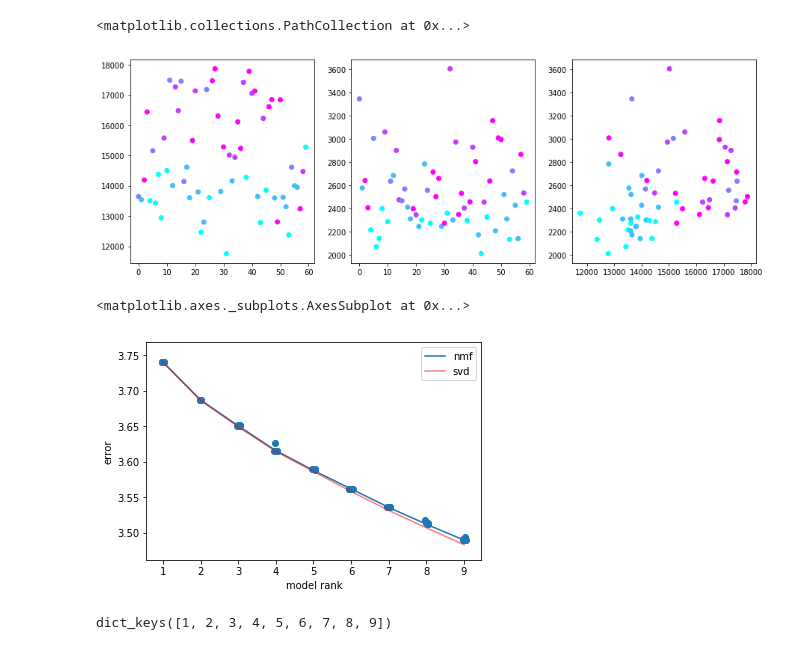
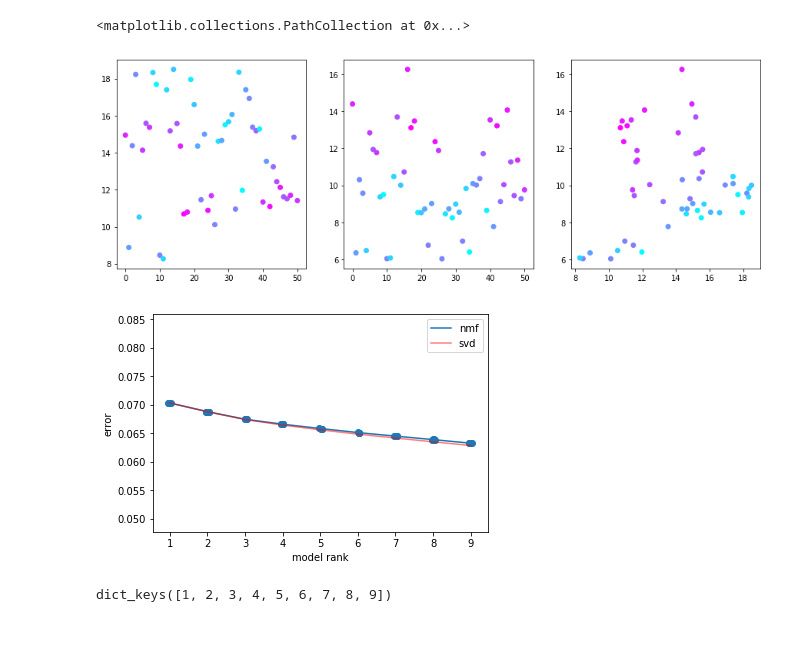
Before and after one commit to GiocomoLab/MightyMorphingPhotonRangers, a Jupyter notebook: NMF/NMFdebugging.ipynb, the cells around one changed output. Saved outputs shown, nothing was run; the diff lists cells and outputs as text; code cells hidden in the pictures.

```diff
--- a/NMF/NMFdebugging.ipynb
+++ b/NMF/NMFdebugging.ipynb
@@ -48,8 +52,8 @@ df_mouse
 # %%
-sess = df_mouse.iloc[-1]
+sess = df_mouse.iloc[-3]
 # %%
 VRDat,C, S, A = pp.load_scan_sess(sess)
-Smean = np.mean(S,axis=0)
-S /= Smean[np.newaxis,:]
+# Smean = np.mean(S,axis=0)
+S /= 1564 #Smean[np.newaxis,:]
 # %% [output]
 num aberrant ttls 0.0
@@ -62,7 +66,9 @@ frame diff 0
 # %%
 trial_info, tstart_inds, teleport_inds = u.by_trial_info(VRDat)
 S_trial_mat, occ, edges, centers = u.make_pos_bin_trial_matrices(S,VRDat.pos._values,tstart_inds,teleport_inds,bin_size=10)
+S_trial_mat[np.isnan(S_trial_mat)]=0
 S_flatmat = S_trial_mat.reshape([S_trial_mat.shape[0],-1])
+effMorph = trial_info['morphs']+ trial_info['bckgndJitter']+trial_info['wallJitter']+trial_info['towerJitter']
 # %%
 print(S_flatmat.shape,S_trial_mat.shape)
 # %% [output]
@@ -73,5 +79,6 @@ inds = np.random.permutation(S_flatmat.shape[0])
 print(inds)
 trialmask[inds[:int(S_flatmat.shape[0]/2)]]=1
 print(trialmask)
+trialmask[:5]=0
 trialmask = trialmask>0.
 # %% [output]
@@ -104,22 +109,21 @@ What = np.matmul(S_flatmat[~trialmask,:],H.T)
 # %%
 f,ax = plt.subplots(1,3,figsize=[15,5])
 xarr = np.arange(What.shape[0])
-ax[0].scatter(xarr,What[:,0],c=trial_info['morphs'][~trialmask],cmap='cool')
-ax[1].scatter(xarr,What[:,1],c=trial_info['morphs'][~trialmask],cmap='cool')
-ax[2].scatter(What[:,0],What[:,1],c=trial_info['morphs'][~trialmask],cmap='cool')
+ax[0].scatter(xarr,What[:,0],c=1-effMorph[~trialmask],cmap='cool')
+ax[1].scatter(xarr,What[:,1],c=1-effMorph[~trialmask],cmap='cool')
+ax[2].scatter(What[:,0],What[:,1],c=1-effMorph[~trialmask],cmap='cool')
 # f.savefig('discreteeg.pdf',format='pdf')
 # %% [output]
 <matplotlib.collections.PathCollection at 0x...>
-[figure, old version]
+[figure, new version]
 # %%
 
 results = nmf.fit_ensemble(S_flatmat,np.arange(1,10),n_replicates=5)
 # %%
 import plots
-plots.plot_rmse(results)
+ax = plots.plot_rmse(results)
 # %% [output]
-<matplotlib.axes._subplots.AxesSubplot at 0x...>
-[figure, old version]
+[figure, new version]
 # %%
 print(results.keys())
 # %% [output]
```
Also changed, not shown: parts of 15 cells of this notebook, 23 other files.
